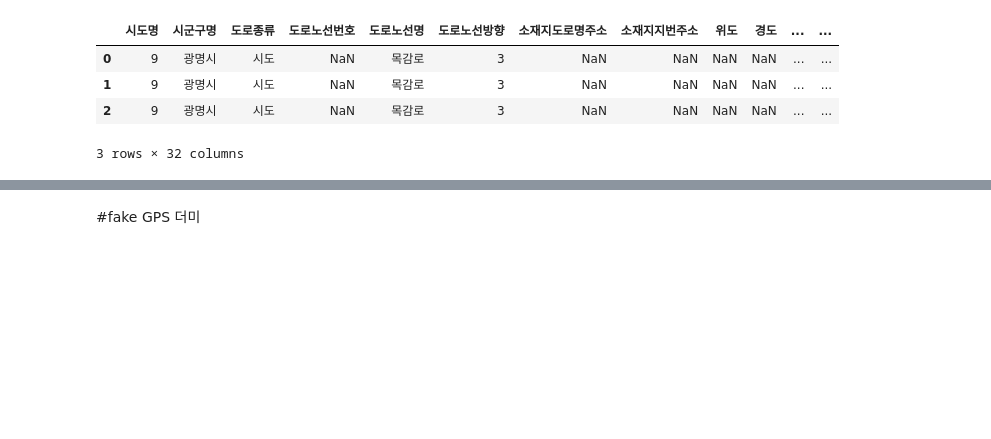
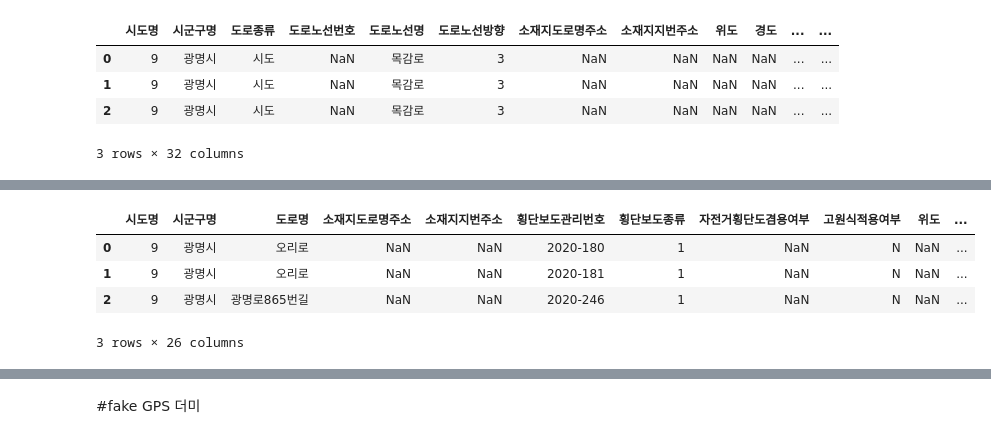
Before and after one commit to olivia-sp/smart-sv-dev, a Jupyter notebook: ssv_getRoadPOI_v0_0_olivia.ipynb, the cells around one changed output, grey strips where cells are left out. Drawn from its saved outputs; the diff is of its cells as text; code cells hidden in the pictures; blank space fills up the shorter version.

Commit message:
Colaboratory를 통해 생성됨

```diff
--- a/ssv_getRoadPOI_v0_0_olivia.ipynb
+++ b/ssv_getRoadPOI_v0_0_olivia.ipynb
@@ -103,0 +115,10 @@ df_SNcity.head(3)
+# %%
+CURR_PATH = os.getcwd()
+
+os.listdir(CURR_PATH)
+#DATA_PATH = os.path.join(CURR_PATH,'data_set')
+RAW_PATH = CURR_PATH + '/drive/MyDrive/Colab Notebooks/data_set/횡단보도현황(개방표준).csv'
+# %%
+raw_data_crossWlk = pd.read_csv(RAW_PATH, index_col=0, encoding='cp949')
+raw_data_crossWlk.info()
+raw_data_crossWlk.isnull().sum()
@@ -103,0 +160,13 @@ df_SNcity.head(3)
+# %%
+if 'index' not in raw_data_crossWlk.columns:
+  raw_data_crossWlk.reset_index(inplace=True)
+# %%
+#공백제거
+raw_data_crossWlk["시군구명"] = raw_data_crossWlk["시군구명"].str.replace(" ", "")
+raw_data_crossWlk.head(3)
+# %% [output]
+|  | 시도명 | 시군구명 | 도로명 | 소재지도로명주소 | 소재지지번주소 | 횡단보도관리번호 | 횡단보도종류 | 자전거횡단도겸용여부 | 고원식적용여부 | 위도 | ... |
+| 0 | 9 | 광명시 | 오리로 | NaN | NaN | 2020-180 | 1 | NaN | N | NaN | ... |
+| 1 | 9 | 광명시 | 오리로 | NaN | NaN | 2020-181 | 1 | NaN | N | NaN | ... |
+| 2 | 9 | 광명시 | 광명로865번길 | NaN | NaN | 2020-246 | 1 | NaN | N | NaN | ... |
+3 rows × 26 columns
```
Also changed, not shown: parts of 30 cells of this notebook.
